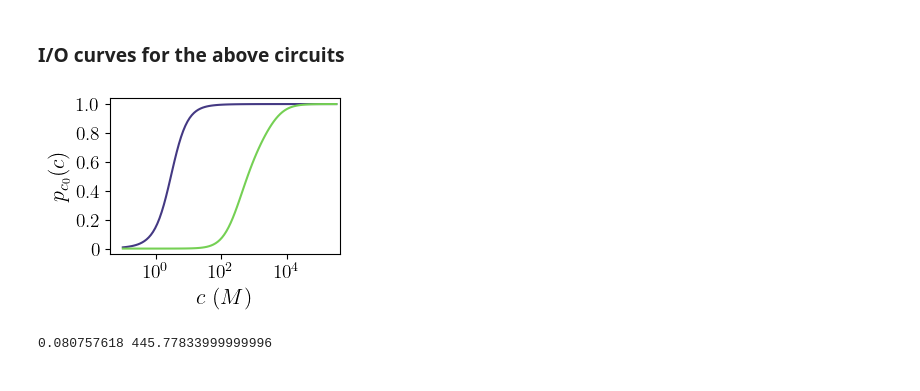
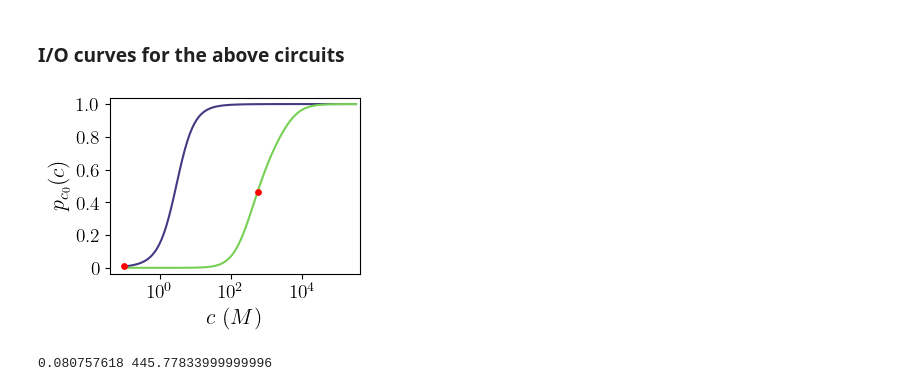
Before and after one commit to ta-rekt/LLROpt.jl, a Jupyter notebook: dev.ipynb, the cells around one changed output. Cells and saved outputs as stored; diff of their text form; code cells hidden in the pictures.

```diff
--- a/dev.ipynb
+++ b/dev.ipynb
@@ -2973,6 +2973,7 @@ kg, kw = 1, 1
 
 fir = np.zeros((2,2,64))
 specvals = np.zeros((2,2,64))
+nparams = 32
 
 for kg, g in enumerate([2,6]):
 
@@ -2993,9 +2994,10 @@ for kg, g in enumerate([2,6]):
         fir[kw, kg] = np.concatenate((fir1, fir2))
         specvals[kw, kg] = np.concatenate((specvals1, specvals2))
 # %%
-fig, ax = plt.subplots(1,1, figsize=figsize, layout="constrained")
+fig, ax = plt.subplots(1,1, figsize=(3.2, 2.3), layout="constrained")
 
 colors = ["green","blue", "red", "black"]
+K = np.log((1-0.32)/0.32)
 
 for kw, w in enumerate([1,10]):
 
@@ -6436,7 +6492,7 @@ import numdifftools as nd
 dirname = "20250512/2bs-fir-c0-free-merged"
 ncpus = 32
 nedges = 11
-figsize = (3, 2.2)
+figsize = (3.2, 2.4)
 data, params = utils.get_data(dirname, "full", "spec")
 # data = data_shgo
 nbetas = params["nparams"]
@@ -6492,35 +6548,35 @@ for i in range(1,nbetas+1):
     c_i = data[i]["1"]["1"][-3]
 
     # hill coefficient
     hill_i = ctmc.sharpness(we_lin, input_edges, c_i, on_ind)
     pion_i = ctmc.pi_on(we_lin, input_edges, c_i, on_ind)
 
     # normalize by activity
     # hill_i = hill_i / (pion_i * (1 - pion_i))
     if i > 1:
         mu = (np.log10(c_i) + 2) / 6
 
     c_i_last = c_i
     hill_i_last = hill_i
     pion_i_last = pion_i
 
 # main plot
 for i in [1,30]:
     logrates = data[i]["1"]["1"][:nedges]
     c_i = data[i]["1"]["1"][-3]
     we_lin = np.array([(u,v,10**r) for ((u,v),r) in zip(edges, logrates)])
     f = lambda x : ctmc.pi_on(we_lin, input_edges, 10**x, on_ind)
     # df = nd.Derivative(f, order=3)
 
     pon = [f(c) for c in cvals]
 
     mu = (np.log10(c_i) + 2) / 6
     ax.plot(10**cvals, pon, color=cmap(mu), zorder=1)
-    # ax.scatter(c_i, f(np.log10(c_i)), s=10, color="red", zorder=2)
+    ax.scatter(c_i, f(np.log10(c_i)), s=15, color="red", zorder=2)
 
 # ax.legend(loc=(0.05, 0.3), fontsize=14)
 # %% [output]
-[figure, old version]
+[figure, new version]
 # %%
 print(c_acc[1]*0.6, c_acc[30]*0.6)
 # %% [output]
```
Also changed, not shown: parts of 21 cells of this notebook, 12 other files.
